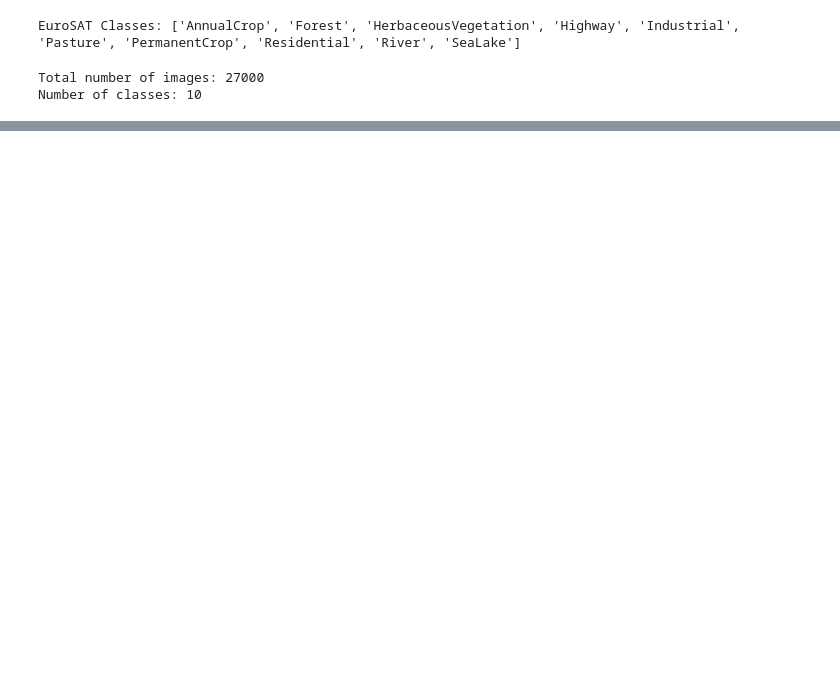
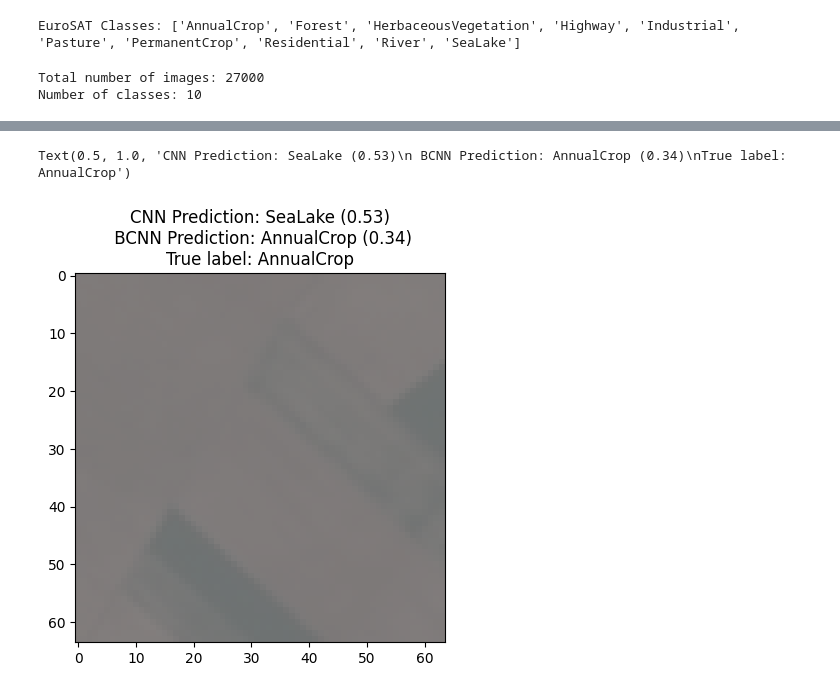
Before and after one commit to putawararevalda/bnnexperimentation, a Jupyter notebook: eurosat_eda.ipynb, the cells around one changed output, grey strips where cells are left out. Cells and saved outputs as stored; diff of their text form; code cells hidden in the pictures; blank space fills up the shorter version.

```diff
--- a/eurosat_eda.ipynb
+++ b/eurosat_eda.ipynb
@@ -88,0 +256,17 @@ Min/Max pixel value: 0.32, 0.80
+# %%
+class BCNN(nn.Module):
+    def __init__(self):
+        super().__init__()
+        self.conv1 = nn.Conv2d(3, 32, kernel_size=5, stride=1, padding=2)
+        self.conv2 = nn.Conv2d(32, 64, kernel_size=5, stride=1, padding=2)
+        self.pool = nn.MaxPool2d(kernel_size=2, stride=2)
+        self.fc1 = nn.Linear(64 * 16 * 16, 128)
+        self.fc2 = nn.Linear(128, 10)
+
+    def forward(self, x):
+        x = self.pool(F.relu(self.conv1(x)))   # -> (32, 32, 32)
+        x = self.pool(F.relu(self.conv2(x)))   # -> (64, 16, 16)
+        x = x.view(x.size(0), -1)
+        x = F.relu(self.fc1(x))
+        x = self.fc2(x)
+        return x
@@ -88,0 +379,59 @@ Min/Max pixel value: 0.32, 0.80
+# %%
+#image, label = dataset[25]
+#input_tensor = image.unsqueeze(0).to(device)  # Add batch dimension
+# Load a sample image
+
+decision_threshold = 0.8  # Confidence threshold for known/unknown
+
+dataset_cnn_indices = dataset_cnn.indices
+
+image, label = dataset_cnn[0]  # Pick any index
+input_tensor = image.unsqueeze(0)  # Add batch dimension
+
+
+# Forward pass with Bayesian inference
+with torch.no_grad():
+    output = model_cnn(input_tensor)  # Forward pass
+    probabilities = F.softmax(output, dim=1)  # Confidence scores
+    predicted_class = probabilities.argmax(dim=1).item()
+    confidence = probabilities[0, predicted_class].item()
+
+#with torch.no_grad():
+#    output_bcnn = model_bcnn(input_tensor)  # Forward pass
+#    probabilities_bcnn = F.softmax(output_bcnn, dim=1)  # Confidence scores
+#    predicted_class_bcnn = probabilities_bcnn.argmax(dim=1).item()
+#    confidence_bcnn = probabilities_bcnn[0, predicted_class_bcnn].item()
+
+outputs_bcnn = []
+with torch.no_grad():
+    for _ in range(20):  # 20 Monte Carlo samples
+        output_bcnn = model_bcnn(input_tensor)
+        prob_bcnn = F.softmax(output_bcnn, dim=1)
+        outputs_bcnn.append(prob_bcnn)
+
+#print the label for the highest probability for each outputs_bcnn entry
+outputs_bcnn_label = [class_names[output_bcnn.argmax(dim=1)] for output_bcnn in outputs_bcnn]
+print("BCNN Predictions (20 samples):", outputs_bcnn_label)
+
+probabilities_bcnn = torch.stack(outputs_bcnn).mean(dim=0)  # shape: [1, num_classes]
+predicted_class_bcnn = probabilities_bcnn.argmax(dim=1).item()
+
+bcnn_confidences, bcnn_preds = probabilities_bcnn.max(dim=1)
+print(bcnn_confidences)
+print(bcnn_preds)
+
+#print(f"True label: {class_names[label]}")
+#print(f"Predicted: {class_names[predicted_class]} (Confidence: {probabilities[0][predicted_class]:.2f})")
+
+#print(f"True label: {class_names[label]}")
+#print(f"Predicted: {class_names[predicted_class]} (Confidence: {probabilities[0][predicted_class]:.2f})")
+
+#true_tag = "XX"
+
+#if class_names[predicted_class] == class_names[label]:
+#    true_tag = "CORRECT!!!"
+
+#show the image with matplotlib, with the title as the predicted class with confidence and real class
+plt.imshow(image.permute(1, 2, 0).numpy() * 0.1137 + 0.4082)
+plt.title(f"CNN Prediction: {class_names[predicted_class]} ({probabilities[0][predicted_class]:.2f})\n BCNN Prediction: {class_names[predicted_class_bcnn]} ({probabilities_bcnn[0][predicted_class_bcnn]:.2f})\nTrue label: {class_names[label]}")
+# %% [output]
@@ -88,0 +441,2 @@ Min/Max pixel value: 0.32, 0.80
+Text(0.5, 1.0, 'CNN Prediction: SeaLake (0.53)\n BCNN Prediction: AnnualCrop (0.34)\nTrue label: AnnualCrop')
+[figure, added]
```
Also changed, not shown: parts of 37 cells of this notebook, 8 other files.
